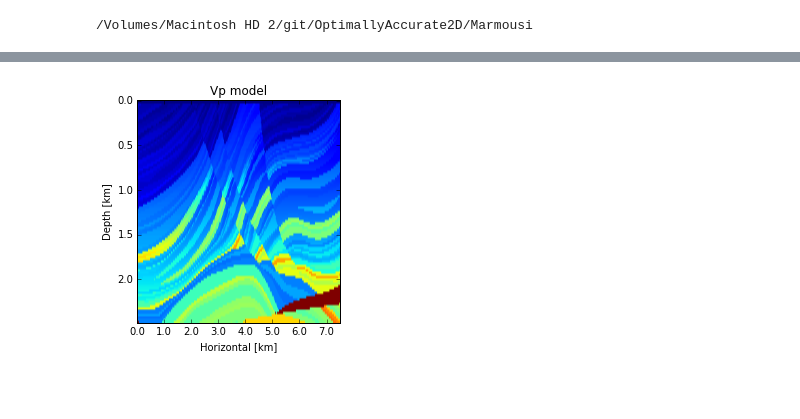
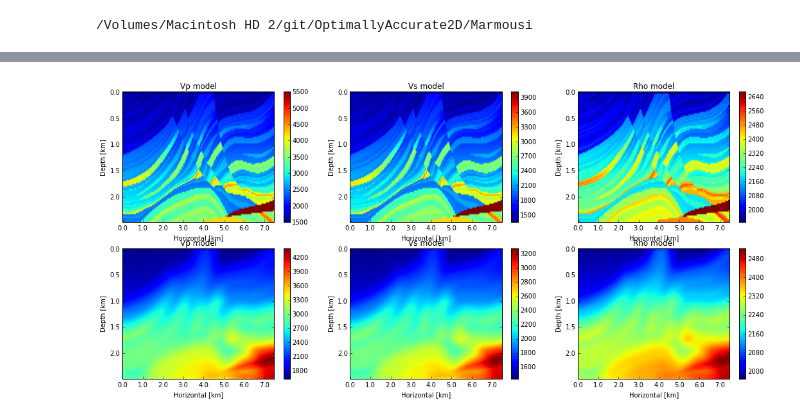
Before and after one commit to ssutinglai/OptimallyAccurate2D, a Jupyter notebook: pineapples/modelviewer.ipynb, the cells around one changed output, grey strips where cells are left out. Drawn from its saved outputs; the diff is of its cells as text; code cells hidden in the pictures; blank space fills up the shorter version.

Commit message:
marmousi models

```diff
--- a/pineapples/modelviewer.ipynb
+++ b/pineapples/modelviewer.ipynb
@@ -7,6 +7,7 @@ cd Marmousi/
 # %% [output]
 /Volumes/Macintosh HD 2/git/OptimallyAccurate2D/Marmousi
 # %%
+%matplotlib inline
 import numpy as np
 from array import array
 import matplotlib
@@ -38,35 +39,112 @@ vpmodel=np.reshape(data,(nz,nx))
 data=np.fromfile('marmousi_vs',dtype=np.float32)
 
 vsmodel=np.reshape(data,(nz,nx))
+
+data=np.fromfile('marmousi_rho',dtype=np.float32)
+
+rhomodel=np.reshape(data,(nz,nx))
+
+data=np.fromfile('marmousi_vp_sm',dtype=np.float32)
+
+vpSMmodel=np.reshape(data,(nz,nx))
+
+data=np.fromfile('marmousi_vs_sm',dtype=np.float32)
+
+vsSMmodel=np.reshape(data,(nz,nx))
+
+data=np.fromfile('marmousi_rho_sm',dtype=np.float32)
+
+rhoSMmodel=np.reshape(data,(nz,nx))
 # %%
 
-fig=plt.figure(figsize=(8,4))
-plt.subplot(121)
+fig=plt.figure(figsize=(18,8))
+plt.subplot(231)
 ax=plt.gca()
 ax.set_ylabel("Depth [km]")
 ax.set_xlabel("Horizontal [km]")
 #plt.yticks(np.arange(0,-nz*dz,-0.5))
 #plt.xticks(np.arange(0,nx*dx,1.0))
-plt.imshow(model,aspect='auto')
+plt.imshow(vpmodel,aspect='auto')
 ax.autoscale(False)
 ax.set_title('Vp model')
 ax.xaxis.set_major_locator(matplotlib.ticker.MultipleLocator(int(xtick/dx)))
 ax.xaxis.set_major_formatter(matplotlib.ticker.FuncFormatter(my_xform))
 ax.yaxis.set_major_locator(matplotlib.ticker.MultipleLocator(int(ztick/dz)))
 ax.yaxis.set_major_formatter(matplotlib.ticker.FuncFormatter(my_zform))
-ax.colorbar()
+plt.colorbar()
 
-plt.subplot(122)
+plt.subplot(232)
 ax=plt.gca()
 ax.set_ylabel("Depth [km]")
 ax.set_xlabel("Horizontal [km]")
 #plt.yticks(np.arange(0,-nz*dz,-0.5))
 #plt.xticks(np.arange(0,nx*dx,1.0))
-plt.imshow(model,aspect='auto')
+plt.imshow(vsmodel,aspect='auto')
+ax.autoscale(False)
+ax.set_title('Vs model')
+ax.xaxis.set_major_locator(matplotlib.ticker.MultipleLocator(int(xtick/dx)))
+ax.xaxis.set_major_formatter(matplotlib.ticker.FuncFormatter(my_xform))
+ax.yaxis.set_major_locator(matplotlib.ticker.MultipleLocator(int(ztick/dz)))
+ax.yaxis.set_major_formatter(matplotlib.ticker.FuncFormatter(my_zform))
+plt.colorbar()
+
+plt.subplot(233)
+ax=plt.gca()
+ax.set_ylabel("Depth [km]")
+ax.set_xlabel("Horizontal [km]")
+#plt.yticks(np.arange(0,-nz*dz,-0.5))
+#plt.xticks(np.arange(0,nx*dx,1.0))
+plt.imshow(rhomodel,aspect='auto')
+ax.autoscale(False)
+ax.set_title('Rho model')
+ax.xaxis.set_major_locator(matplotlib.ticker.MultipleLocator(int(xtick/dx)))
+ax.xaxis.set_major_formatter(matplotlib.ticker.FuncFormatter(my_xform))
+ax.yaxis.set_major_locator(matplotlib.ticker.MultipleLocator(int(ztick/dz)))
+ax.yaxis.set_major_formatter(matplotlib.ticker.FuncFormatter(my_zform))
+plt.colorbar()
+
+plt.subplot(234)
+ax=plt.gca()
+ax.set_ylabel("Depth [km]")
+ax.set_xlabel("Horizontal [km]")
+#plt.yticks(np.arange(0,-nz*dz,-0.5))
+#plt.xticks(np.arange(0,nx*dx,1.0))
+plt.imshow(vpSMmodel,aspect='auto')
 ax.autoscale(False)
 ax.set_title('Vp model')
 ax.xaxis.set_major_locator(matplotlib.ticker.MultipleLocator(int(xtick/dx)))
 ax.xaxis.set_major_formatter(matplotlib.ticker.FuncFormatter(my_xform))
 ax.yaxis.set_major_locator(matplotlib.ticker.MultipleLocator(int(ztick/dz)))
 ax.yaxis.set_major_formatter(matplotlib.ticker.FuncFormatter(my_zform))
+plt.colorbar()
+
+plt.subplot(235)
+ax=plt.gca()
+ax.set_ylabel("Depth [km]")
+ax.set_xlabel("Horizontal [km]")
+#plt.yticks(np.arange(0,-nz*dz,-0.5))
+#plt.xticks(np.arange(0,nx*dx,1.0))
+plt.imshow(vsSMmodel,aspect='auto')
+ax.autoscale(False)
+ax.set_title('Vs model')
+ax.xaxis.set_major_locator(matplotlib.ticker.MultipleLocator(int(xtick/dx)))
+ax.xaxis.set_major_formatter(matplotlib.ticker.FuncFormatter(my_xform))
+ax.yaxis.set_major_locator(matplotlib.ticker.MultipleLocator(int(ztick/dz)))
+ax.yaxis.set_major_formatter(matplotlib.ticker.FuncFormatter(my_zform))
+plt.colorbar()
+
+plt.subplot(236)
+ax=plt.gca()
+ax.set_ylabel("Depth [km]")
+ax.set_xlabel("Horizontal [km]")
+#plt.yticks(np.arange(0,-nz*dz,-0.5))
+#plt.xticks(np.arange(0,nx*dx,1.0))
+plt.imshow(rhoSMmodel,aspect='auto')
+ax.autoscale(False)
+ax.set_title('Rho model')
+ax.xaxis.set_major_locator(matplotlib.ticker.MultipleLocator(int(xtick/dx)))
+ax.xaxis.set_major_formatter(matplotlib.ticker.FuncFormatter(my_xform))
+ax.yaxis.set_major_locator(matplotlib.ticker.MultipleLocator(int(ztick/dz)))
+ax.yaxis.set_major_formatter(matplotlib.ticker.FuncFormatter(my_zform))
+plt.colorbar()
 # %% [output]
@@ -74,4 +152,4 @@ AttributeError: 'AxesSubplot' object has no attribute 'colorbar'
-[figure, old version]
+[figure, new version]
 # %%
 plt.imshow(vsmodel)
 plt.colorbar()
```
Also changed, not shown: parts of 2 cells of this notebook, 5 other files.
